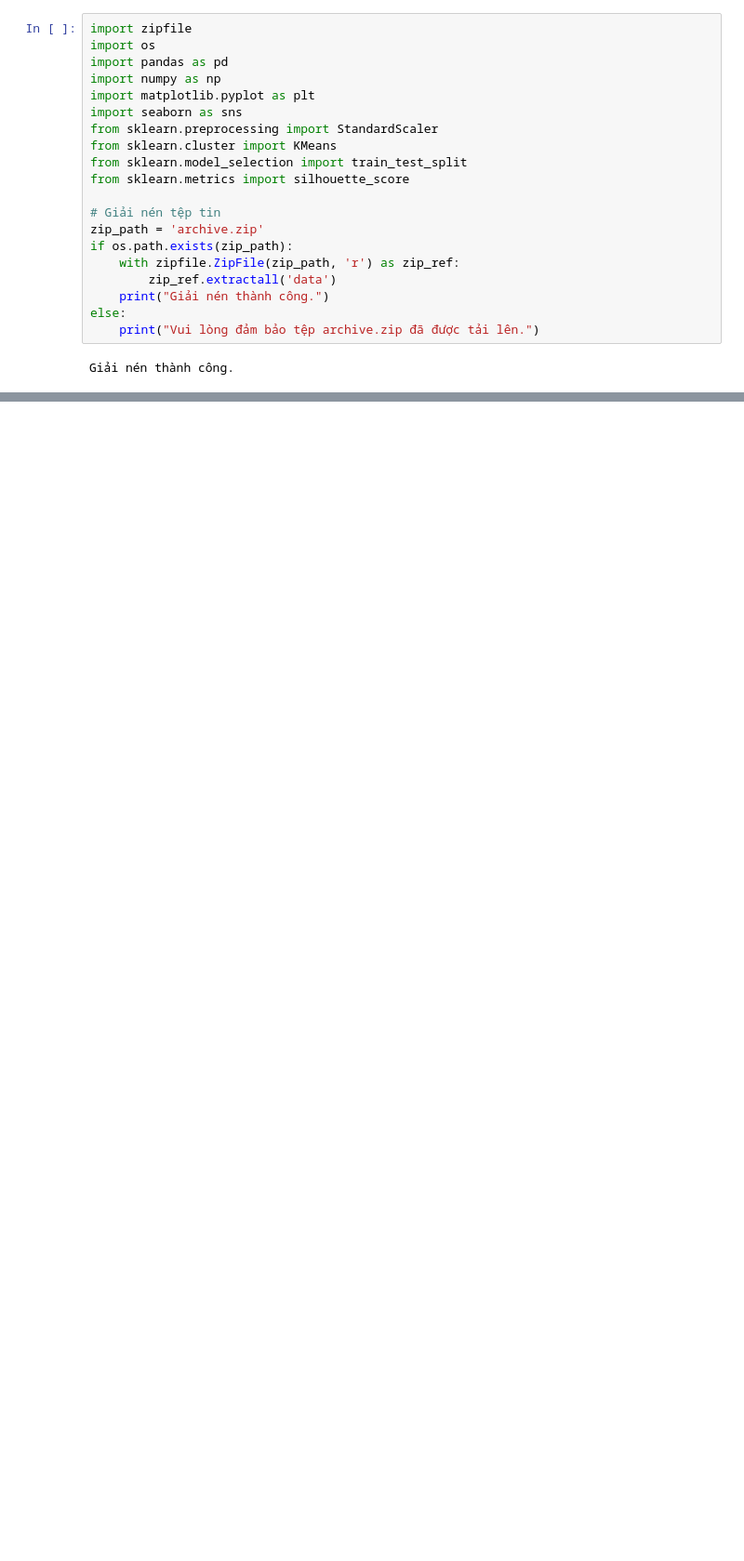
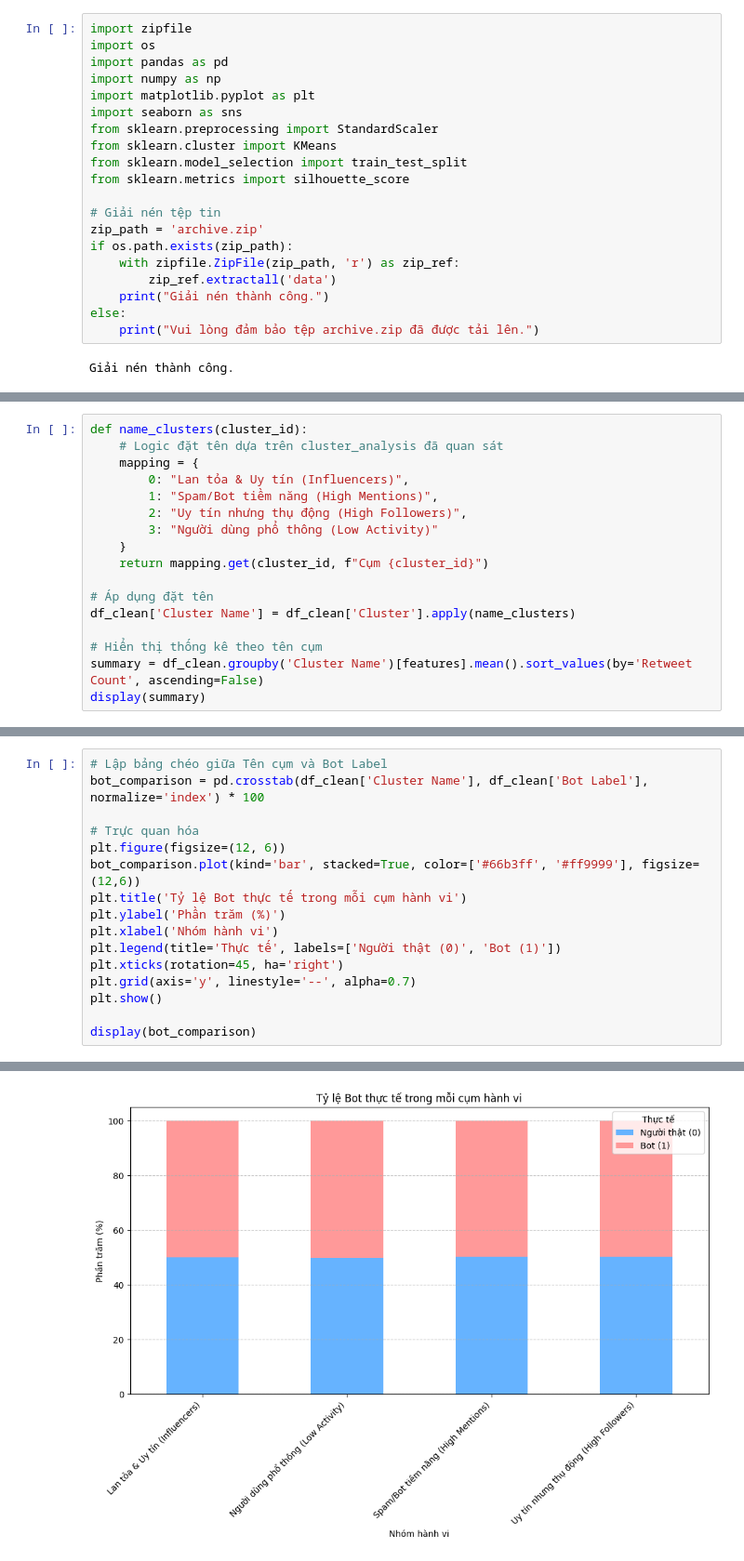
Before and after one commit to true-cpu/DoAnKPDL, a Jupyter notebook: DOANKPDL.ipynb, the cells around one changed output, grey strips where cells are left out. Shown at 93% size. Drawn from its saved outputs; the diff is of its cells as text; blank space fills up the shorter version.

```diff
--- a/DOANKPDL.ipynb
+++ b/DOANKPDL.ipynb
@@ -234,0 +108,17 @@ fig_final.show()
+# %%
+def name_clusters(cluster_id):
+    # Logic đặt tên dựa trên cluster_analysis đã quan sát
+    mapping = {
+        0: "Lan tỏa & Uy tín (Influencers)",
+        1: "Spam/Bot tiềm năng (High Mentions)",
+        2: "Uy tín nhưng thụ động (High Followers)",
+        3: "Người dùng phổ thông (Low Activity)"
+    }
+    return mapping.get(cluster_id, f"Cụm {cluster_id}")
+
+# Áp dụng đặt tên
+df_clean['Cluster Name'] = df_clean['Cluster'].apply(name_clusters)
+
+# Hiển thị thống kê theo tên cụm
+summary = df_clean.groupby('Cluster Name')[features].mean().sort_values(by='Retweet Count', ascending=False)
+display(summary)
@@ -234,0 +147,17 @@ fig_final.show()
+# %%
+# Lập bảng chéo giữa Tên cụm và Bot Label
+bot_comparison = pd.crosstab(df_clean['Cluster Name'], df_clean['Bot Label'], normalize='index') * 100
+
+# Trực quan hóa
+plt.figure(figsize=(12, 6))
+bot_comparison.plot(kind='bar', stacked=True, color=['#66b3ff', '#ff9999'], figsize=(12,6))
+plt.title('Tỷ lệ Bot thực tế trong mỗi cụm hành vi')
+plt.ylabel('Phần trăm (%)')
+plt.xlabel('Nhóm hành vi')
+plt.legend(title='Thực tế', labels=['Người thật (0)', 'Bot (1)'])
+plt.xticks(rotation=45, ha='right')
+plt.grid(axis='y', linestyle='--', alpha=0.7)
+plt.show()
+
+display(bot_comparison)
+# %% [output]
@@ -234,0 +165 @@ fig_final.show()
+[figure, added]
```
Also changed, not shown: parts of 37 cells of this notebook.
